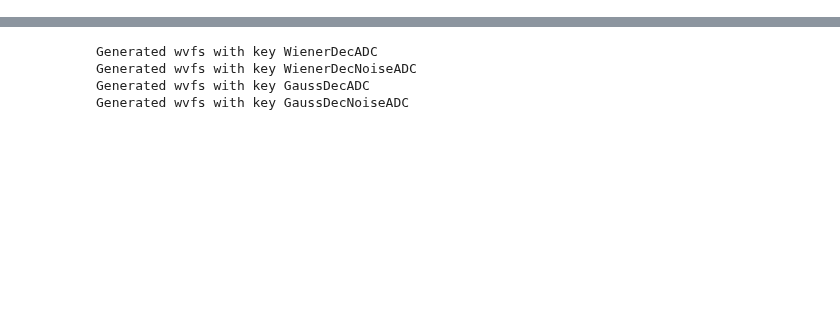
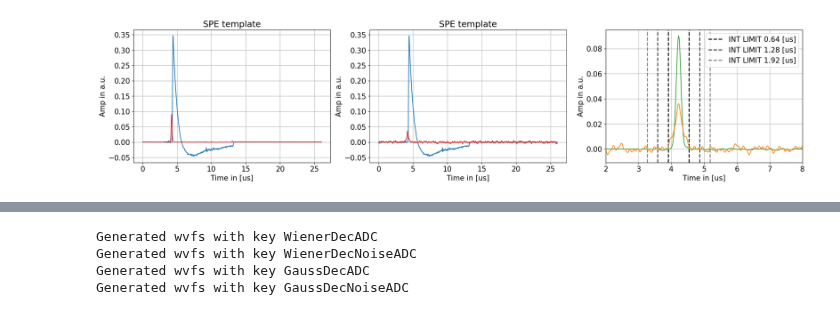
Before and after one commit to CIEMAT-Neutrino/SCINT, a Jupyter notebook: notebooks/MC.ipynb, the cells around one changed output, grey strips where cells are left out. Saved outputs shown, nothing was run; the diff lists cells and outputs as text; code cells hidden in the pictures; blank space fills up the shorter version.

```diff
--- a/notebooks/MC.ipynb
+++ b/notebooks/MC.ipynb
@@ -105 +159,26 @@ if show == True:
+# %%
+fig,ax = plt.subplots(1,3,figsize=(25,5))
+for i in range(len(ax)):
+    ax[i].grid(True)
+for i in range(len(ax)):
+    if i == 0 or i == 1:
+        ax[i].set_title("SPE template")
+        ax[i].set_xlabel("Time in [us]")
+        ax[i].set_ylabel("Amp in a.u.")
+        ax[i].plot(1e6*my_run[0][0]["Sampling"]*np.arange(len(my_run[0][0][key[0]][0])),my_run[0][0]["ADC"][0],label="LARSOFT X-ARAPUCA TEMPLATE")
+        ax[i].plot(1e6*my_run[0][0]["Sampling"]*np.arange(len(my_run[0][0][dec_label[i]+key[2]][0])),my_run[0][0][dec_label[i]+key[2]][0],c="tab:red")
+    else:
+        for ii in range(3):
+            ax[i].axvline(1e6*my_run[0][0]["Sampling"]*(my_run[0][0][label+"Peak"]-int_range*(ii+1)),ls="--",lw=2,c="k",alpha=1-0.25*(ii),label="INT LIMIT %.2f [us]"%((1+ii)*2*int_range*1e6*my_run[0][0]["Sampling"]))
+            ax[i].axvline(1e6*my_run[0][0]["Sampling"]*(my_run[0][0][label+"Peak"]+int_range*(ii+1)),ls="--",lw=2,c="k",alpha=1-0.25*(ii))
+
+ax[2].plot(1e6*my_run[0][0]["Sampling"]*np.arange(len(my_run[0][0]["Gauss"+key[2]][0])),my_run[0][0]["Gauss"+key[2]][0],c="tab:green")
+ax[2].plot(1e6*my_run[0][0]["Sampling"]*np.arange(len(my_run[0][0]["Wiener"+key[2]][0])),my_run[0][0]["Wiener"+key[2]][0],c="tab:orange")
+ax[2].set_xlabel("Time in [us]")
+ax[2].set_ylabel("Amp in a.u.")
+ax[2].legend()
+ax[2].set_xlim([2,8])
+plt.show()
+# %% [output]
+[figure, added]
 # %%
```
Also changed, not shown: parts of 17 cells of this notebook.
